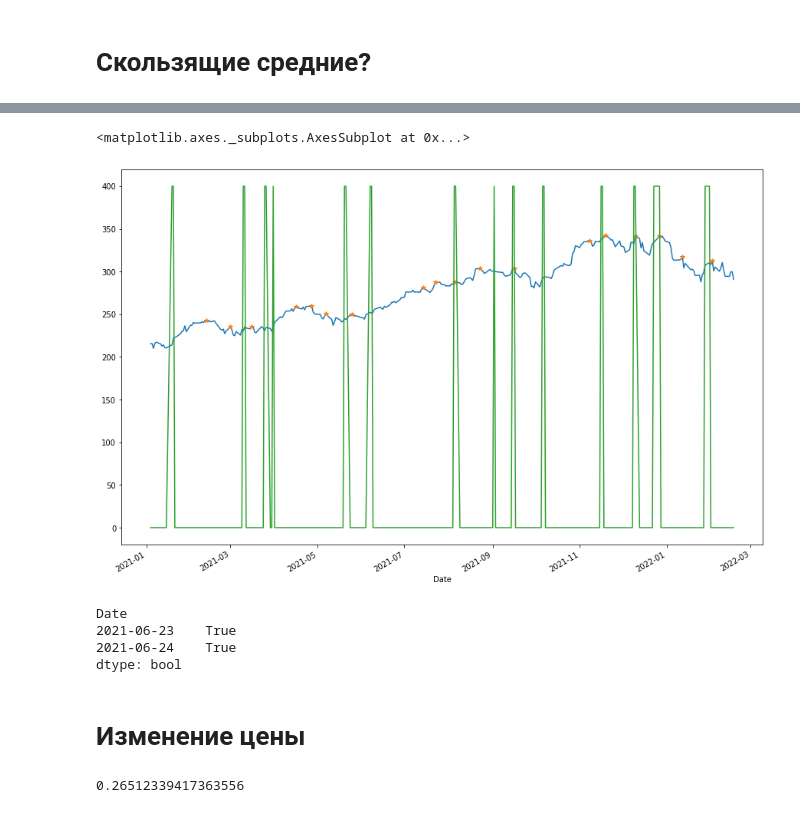
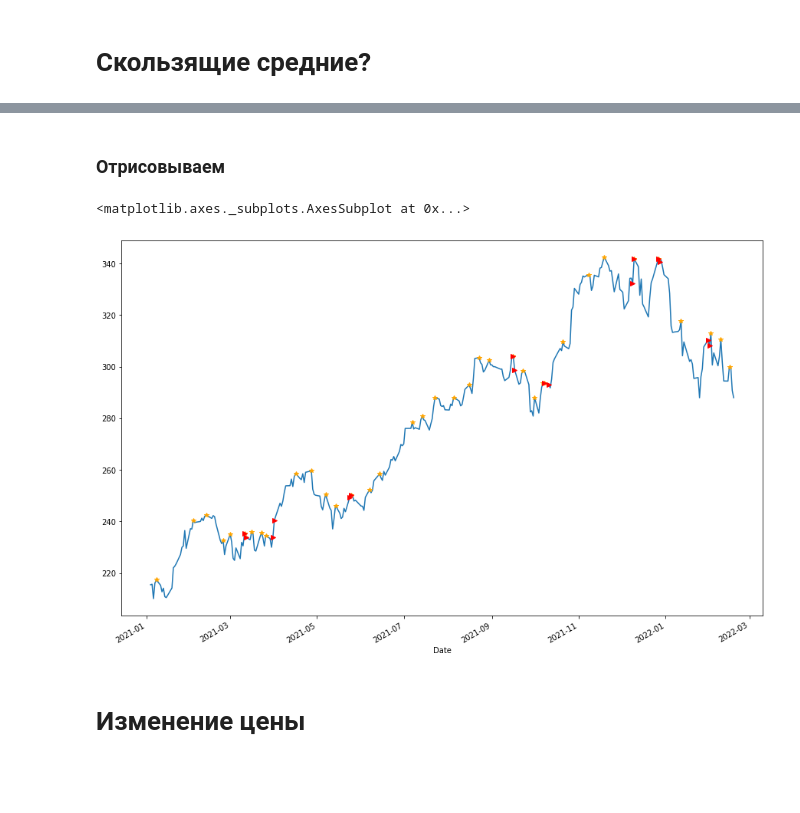
Before and after one commit to Falconwatch/MarketKing, a Jupyter notebook: High_detector.ipynb, the cells around one changed output, grey strips where cells are left out. Saved outputs shown, nothing was run; the diff lists cells and outputs as text; code cells hidden in the pictures; blank space fills up the shorter version.

```diff
--- a/High_detector.ipynb
+++ b/High_detector.ipynb
@@ -37,7 +37,7 @@ def mark_target(prices, window=10):
   targets[prices==maxes]=1
   return targets
 
-targets = mark_target(stocks["Close"])
+targets = mark_target(stocks["Close"], window=5)
 stocks["target"] = targets
 # %%
 stocks["Close"].plot()
@@ -83,3 +86,5 @@ for i in range(1, len(stock_ma.columns)):
     long_ma = stock_ma[long_ma_name]
     sell_signals_name = "{0}_{1}_sell_signal".format(short_ma_name, long_ma_name)
     sell_signals[sell_signals_name] = find_sell_signals(short_ma, long_ma)
+
+sell_signals= sell_signals.copy().astype(int)
@@ -137,25 +103,22 @@ Length: 78, dtype: int64
+# %% [markdown]
+### Отрисовываем
+# %%
+chosen_ma_signals = "ma_5_ma_15_sell_signal"
+# %%
+stocks["MA_signal"] = np.NaN
+stocks.loc[sell_signals[chosen_ma_signals]>0, "MA_signal"] = stocks.loc[sell_signals[chosen_ma_signals]>0, "Close"]
 # %%
 ax = stocks["Close"].plot(figsize=[15,10])
-stocks.loc[stocks["target"]==1, "Close"].plot(style="*")
-#stocks.loc[sell_signals, "Close"].rename("Sell", axis=1).plot(style=">")
-sell_signals_tmp["ma_5_ma_10_sell_signal"].plot()
+stocks.loc[stocks["target"]==1, "Close"].plot(style="*", color = "orange")
+stocks["MA_signal"].plot(style=">", color = "red")
 # %% [output]
 <matplotlib.axes._subplots.AxesSubplot at 0x...>
-[figure, old version]
+[figure, new version]
-# %%
-points.loc[points]
-# %% [output]
-Date
-2021-06-23    True
-2021-06-24    True
-dtype: bool
 # %% [markdown]
 # Изменение цены
 # %%
 price_diffs = stocks["Close"].diff()
 # %%
 price_diffs.mean()
-# %% [output]
-0.26512339417363556
 # %%
 price_diffs.plot()
```
Also changed, not shown: parts of 20 cells of this notebook.
